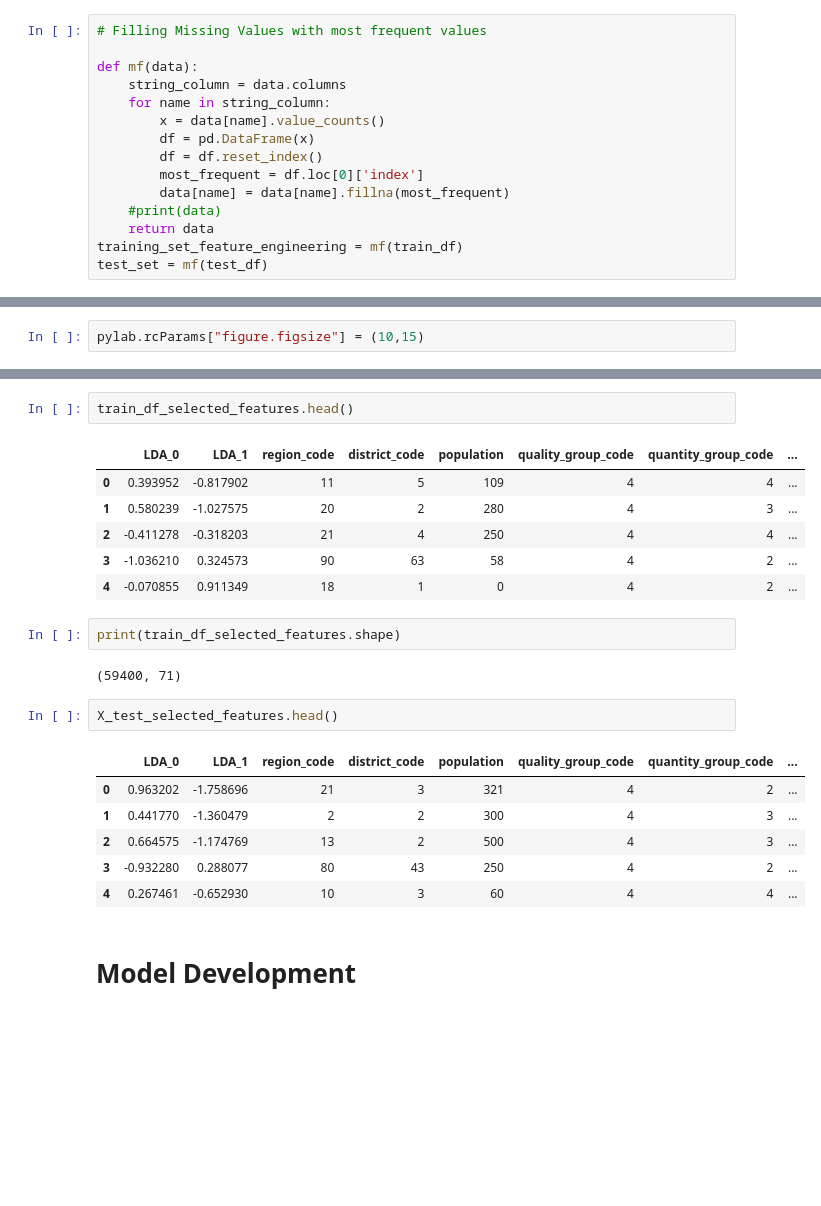
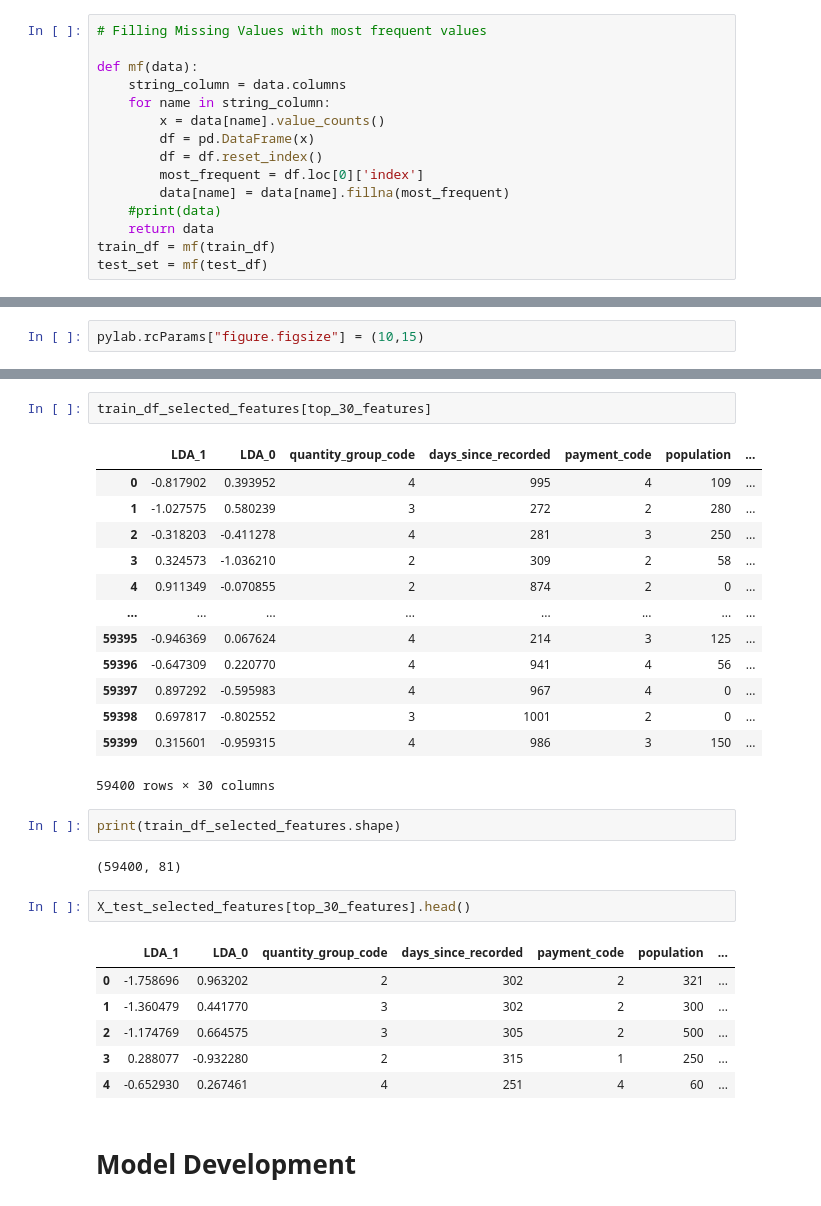
Before and after one commit to rukmals/Pump-it-Up-Challange, a Jupyter notebook: Pump_it_Up_Challange_170571N.ipynb, the cells around one changed output, grey strips where cells are left out. Saved outputs shown, nothing was run; the diff lists cells and outputs as text; blank space fills up the shorter version.

```diff
--- a/Pump_it_Up_Challange_170571N.ipynb
+++ b/Pump_it_Up_Challange_170571N.ipynb
@@ -342,6 +360,6 @@ def mf(data):
         data[name] = data[name].fillna(most_frequent)
     #print(data)
     return data
-training_set_feature_engineering = mf(train_df)
+train_df = mf(train_df)
 test_set = mf(test_df)
 # %%
@@ -883,25 +907,32 @@ var_imp_plot(base_imp, 'Default feature importance (scikit-learn)')
 # %%
-train_df_selected_features.head()
+train_df_selected_features[top_30_features]
 # %% [output]
-|  | LDA_0 | LDA_1 | region_code | district_code | population | quality_group_code | quantity_group_code | ... |
-| 0 | 0.393952 | -0.817902 | 11 | 5 | 109 | 4 | 4 | ... |
-| 1 | 0.580239 | -1.027575 | 20 | 2 | 280 | 4 | 3 | ... |
-| 2 | -0.411278 | -0.318203 | 21 | 4 | 250 | 4 | 4 | ... |
-| 3 | -1.036210 | 0.324573 | 90 | 63 | 58 | 4 | 2 | ... |
-| 4 | -0.070855 | 0.911349 | 18 | 1 | 0 | 4 | 2 | ... |
+|  | LDA_1 | LDA_0 | quantity_group_code | days_since_recorded | payment_code | population | ... |
+| 0 | -0.817902 | 0.393952 | 4 | 995 | 4 | 109 | ... |
+| 1 | -1.027575 | 0.580239 | 3 | 272 | 2 | 280 | ... |
+| 2 | -0.318203 | -0.411278 | 4 | 281 | 3 | 250 | ... |
+| 3 | 0.324573 | -1.036210 | 2 | 309 | 2 | 58 | ... |
+| 4 | 0.911349 | -0.070855 | 2 | 874 | 2 | 0 | ... |
+| ... | ... | ... | ... | ... | ... | ... | ... |
+| 59395 | -0.946369 | 0.067624 | 4 | 214 | 3 | 125 | ... |
+| 59396 | -0.647309 | 0.220770 | 4 | 941 | 4 | 56 | ... |
+| 59397 | 0.897292 | -0.595983 | 4 | 967 | 4 | 0 | ... |
+| 59398 | 0.697817 | -0.802552 | 3 | 1001 | 2 | 0 | ... |
+| 59399 | 0.315601 | -0.959315 | 4 | 986 | 3 | 150 | ... |
+59400 rows × 30 columns
 # %%
 print(train_df_selected_features.shape)
 # %% [output]
-(59400, 71)
+(59400, 81)
 # %%
-X_test_selected_features.head()
+X_test_selected_features[top_30_features].head()
 # %% [output]
-|  | LDA_0 | LDA_1 | region_code | district_code | population | quality_group_code | quantity_group_code | ... |
-| 0 | 0.963202 | -1.758696 | 21 | 3 | 321 | 4 | 2 | ... |
-| 1 | 0.441770 | -1.360479 | 2 | 2 | 300 | 4 | 3 | ... |
-| 2 | 0.664575 | -1.174769 | 13 | 2 | 500 | 4 | 3 | ... |
-| 3 | -0.932280 | 0.288077 | 80 | 43 | 250 | 4 | 2 | ... |
-| 4 | 0.267461 | -0.652930 | 10 | 3 | 60 | 4 | 4 | ... |
+|  | LDA_1 | LDA_0 | quantity_group_code | days_since_recorded | payment_code | population | ... |
+| 0 | -1.758696 | 0.963202 | 2 | 302 | 2 | 321 | ... |
+| 1 | -1.360479 | 0.441770 | 3 | 302 | 2 | 300 | ... |
+| 2 | -1.174769 | 0.664575 | 3 | 305 | 2 | 500 | ... |
+| 3 | 0.288077 | -0.932280 | 2 | 315 | 1 | 250 | ... |
+| 4 | -0.652930 | 0.267461 | 4 | 251 | 4 | 60 | ... |
 # %% [markdown]
 # Model Development
 # %%
```
Also changed, not shown: parts of 29 cells of this notebook.
